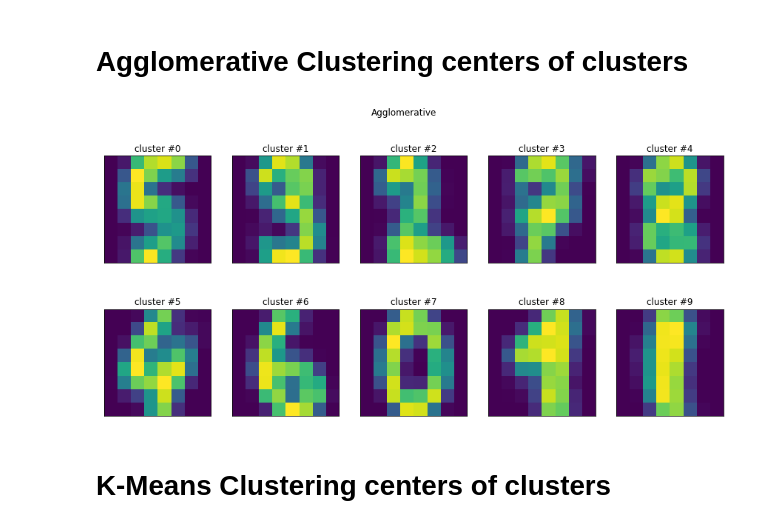
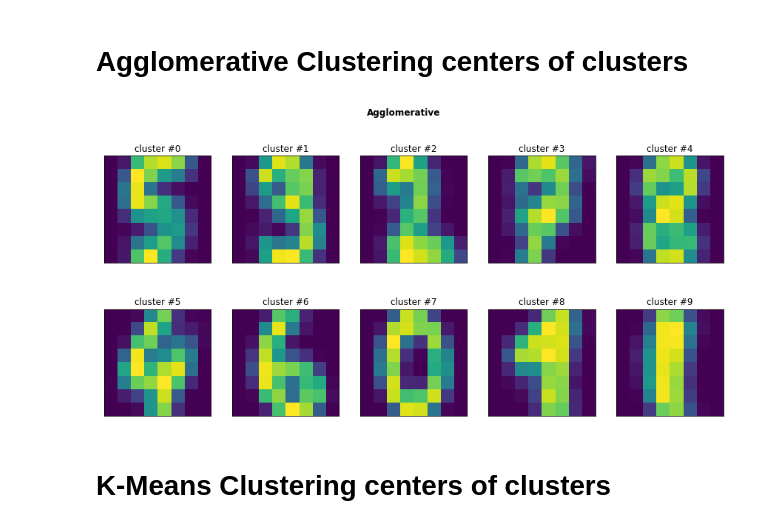
Before and after one commit to zappaz00/8_clustering, a Jupyter notebook: clustering.ipynb, the cells around one changed output. Saved outputs shown, nothing was run; the diff lists cells and outputs as text; code cells hidden in the pictures.

```diff
--- a/clustering.ipynb
+++ b/clustering.ipynb
@@ -232,17 +232,17 @@ for k in range(agglomerative_model.n_clusters_):
 # %%
 fig, axs = plt.subplots(2, 5, figsize=(15, 7))
 for im_ctr in range(agglomerative_model.n_clusters_):
     row_ctr = int(im_ctr / 5)
     col_ctr = im_ctr % 5
     image = np.reshape(agglomerative_centers[im_ctr, :], (8, 8))
     axs[row_ctr, col_ctr].imshow(image)
     axs[row_ctr, col_ctr].set_title(f'cluster #{im_ctr}')
     axs[row_ctr, col_ctr].set_xticks(ticks=[])
     axs[row_ctr, col_ctr].set_yticks(ticks=[])
 
-plt.suptitle('Agglomerative');
+plt.suptitle('Agglomerative', fontweight='bold');
 # %% [output]
-[figure, old version]
+[figure, new version]
 # %% [markdown]
 # K-Means Clustering centers of clusters
 # %%
```
Also changed, not shown: parts of 1 cell of this notebook.
